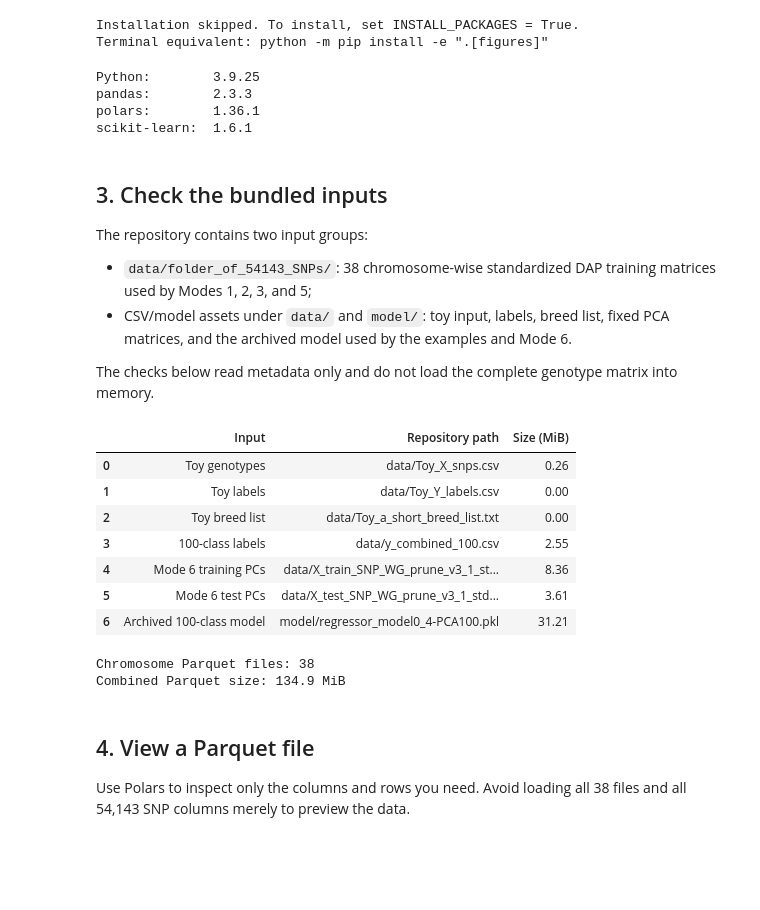
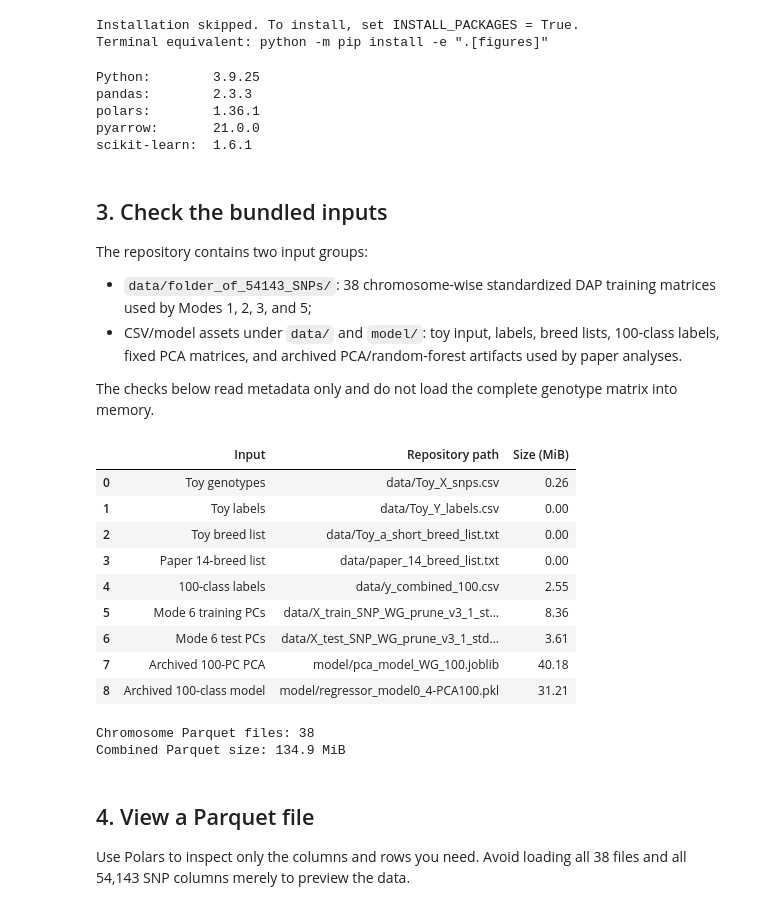
Before and after one commit to AkeyLab/DAP_breed_prediction, a Jupyter notebook: notebooks/tutorial_all_modes.ipynb, the cells around one changed output. Cells and saved outputs as stored; diff of their text form; code cells hidden in the pictures; blank space fills up the shorter version.

Commit message:
Use 100-class default inference and add paper models

```diff
--- a/notebooks/tutorial_all_modes.ipynb
+++ b/notebooks/tutorial_all_modes.ipynb
@@ -87,6 +87,7 @@ import matplotlib
 import numpy as np
 import pandas as pd
 import polars as pl
+import pyarrow
 import sklearn
 import yaml
 from IPython.display import display
@@ -95,11 +96,13 @@ from dap_breed_prediction import run_mode
 print(f"Python:        {platform.python_version()}")
 print(f"pandas:        {pd.__version__}")
 print(f"polars:        {pl.__version__}")
+print(f"pyarrow:       {pyarrow.__version__}")
 print(f"scikit-learn:  {sklearn.__version__}")
 # %% [output]
 Python:        3.9.25
 pandas:        2.3.3
 polars:        1.36.1
+pyarrow:       21.0.0
 scikit-learn:  1.6.1
 # %% [markdown]
 ## 3. Check the bundled inputs
@@ -108,8 +111,9 @@ The repository contains two input groups:
 
 - `data/folder_of_54143_SNPs/`: 38 chromosome-wise standardized DAP training
   matrices used by Modes 1, 2, 3, and 5;
-- CSV/model assets under `data/` and `model/`: toy input, labels, breed list,
-  fixed PCA matrices, and the archived model used by the examples and Mode 6.
+- CSV/model assets under `data/` and `model/`: toy input, labels, breed lists,
+  100-class labels, fixed PCA matrices, and archived PCA/random-forest
+  artifacts used by paper analyses.
 
 The checks below read metadata only and do not load the complete genotype
 matrix into memory.
@@ -131,37 +135,41 @@ parquet_files = sorted(
 )
 required_files = {
     "Toy genotypes": DATA_DIR / "Toy_X_snps.csv",
     "Toy labels": DATA_DIR / "Toy_Y_labels.csv",
     "Toy breed list": DATA_DIR / "Toy_a_short_breed_list.txt",
+    "Paper 14-breed list": DATA_DIR / "paper_14_breed_list.txt",
     "100-class labels": DATA_DIR / "y_combined_100.csv",
     "Mode 6 training PCs": DATA_DIR / "X_train_SNP_WG_prune_v3_1_std_pca_100.csv",
     "Mode 6 test PCs": DATA_DIR / "X_test_SNP_WG_prune_v3_1_std_pca_100.csv",
+    "Archived 100-PC PCA": REPO_ROOT / "model" / "pca_model_WG_100.joblib",
     "Archived 100-class model": REPO_ROOT / "model" / "regressor_model0_4-PCA100.pkl",
 }
 
 if len(parquet_files) != 38:
     raise FileNotFoundError(f"Expected 38 chromosome Parquet files, found {len(parquet_files)}")
 missing = [label for label, path in required_files.items() if not path.is_file()]
 if missing:
     raise FileNotFoundError(f"Missing bundled inputs: {missing}")
 
 inventory = pd.DataFrame(
     [(label, path.relative_to(REPO_ROOT).as_posix(), path.stat().st_size / 2**20)
      for label, path in required_files.items()],
     columns=["Input", "Repository path", "Size (MiB)"],
 )
 display(inventory.round({"Size (MiB)": 2}))
 print(f"Chromosome Parquet files: {len(parquet_files)}")
 print(f"Combined Parquet size: {sum(path.stat().st_size for path in parquet_files) / 2**20:.1f} MiB")
 # %% [output]
 |  | Input | Repository path | Size (MiB) |
 | 0 | Toy genotypes | data/Toy_X_snps.csv | 0.26 |
 | 1 | Toy labels | data/Toy_Y_labels.csv | 0.00 |
 | 2 | Toy breed list | data/Toy_a_short_breed_list.txt | 0.00 |
-| 3 | 100-class labels | data/y_combined_100.csv | 2.55 |
-| 4 | Mode 6 training PCs | data/X_train_SNP_WG_prune_v3_1_st... | 8.36 |
-| 5 | Mode 6 test PCs | data/X_test_SNP_WG_prune_v3_1_std... | 3.61 |
-| 6 | Archived 100-class model | model/regressor_model0_4-PCA100.pkl | 31.21 |
+| 3 | Paper 14-breed list | data/paper_14_breed_list.txt | 0.00 |
+| 4 | 100-class labels | data/y_combined_100.csv | 2.55 |
+| 5 | Mode 6 training PCs | data/X_train_SNP_WG_prune_v3_1_st... | 8.36 |
+| 6 | Mode 6 test PCs | data/X_test_SNP_WG_prune_v3_1_std... | 3.61 |
+| 7 | Archived 100-PC PCA | model/pca_model_WG_100.joblib | 40.18 |
+| 8 | Archived 100-class model | model/regressor_model0_4-PCA100.pkl | 31.21 |
 Chromosome Parquet files: 38
 Combined Parquet size: 134.9 MiB
 # %% [markdown]
```
Also changed, not shown: parts of 11 cells of this notebook, 11 other files.
